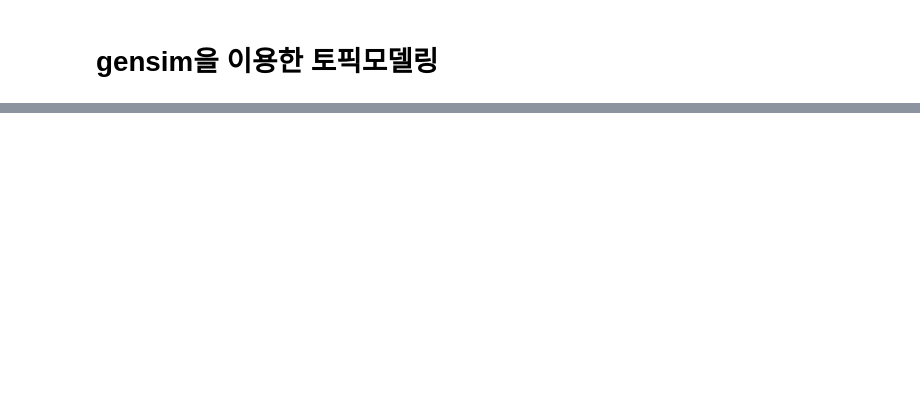
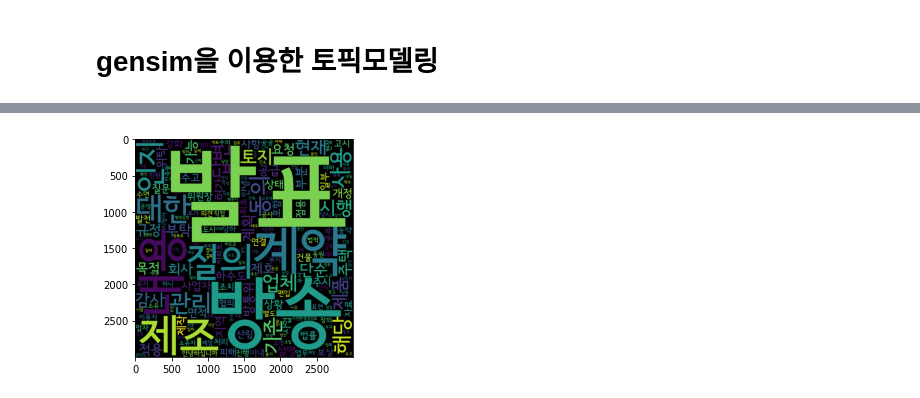
Before and after one commit to YianKim/-2021-, a Jupyter notebook: 4_데이터분석(dldks).ipynb, the cells around one changed output, grey strips where cells are left out. Cells and saved outputs as stored; diff of their text form; code cells hidden in the pictures; blank space fills up the shorter version.

```diff
--- a/4_데이터분석(dldks).ipynb
+++ b/4_데이터분석(dldks).ipynb
@@ -122,0 +140,5 @@ model.print_topics()
+# %%
+plt.imshow(WordCloud(font_path=fp, width=3000, height=3000).fit_words(dict(model.show_topic(1, 200))))
+plt.savefig('/content/drive/Shareddrives/2021민원/시각화/topic1.png')
+# %% [output]
+[figure, added]
```
Also changed, not shown: parts of 50 cells of this notebook.
